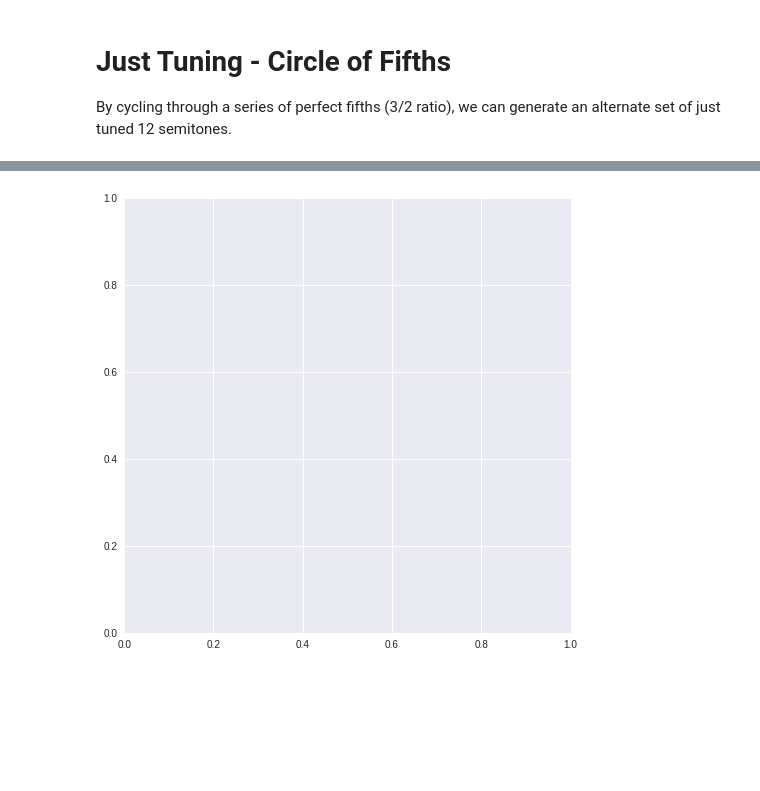
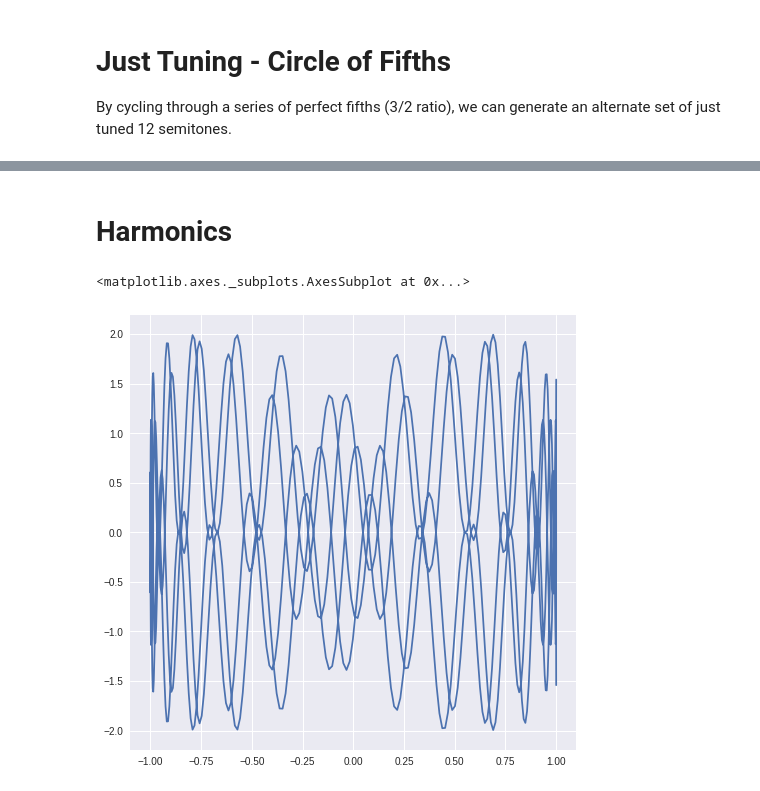
Before and after one commit to liang-victor/lissajous, a Jupyter notebook: Lissajous curves.ipynb, the cells around one changed output, grey strips where cells are left out. Drawn from its saved outputs; the diff is of its cells as text; code cells hidden in the pictures; blank space fills up the shorter version.

```diff
--- a/Lissajous curves.ipynb
+++ b/Lissajous curves.ipynb
@@ -113,4 +123,12 @@ ax_test = lissajous(A=1, B=1, a=1.32, b=1, delta=np.pi/2, t=t).plot()
-# %%
-fig, ax = plt.subplots()
-# %% [output]
-[figure, removed]
+# %% [markdown]
+# Harmonics
+# %%
+example1 = lissajous(A=1, B=1, a=1, b=2.1, delta=np.pi/2, t=np.linspace(-2*np.pi, 2*np.pi, 800))
+example1.add_harmonic(nth_harmonic=2, relative_amplitude=1.003, target='y')
+# example1.add_harmonic(nth_harmonic=3, relative_amplitude=1.002, target='y')
+# example1.add_harmonic(nth_harmonic=4, relative_amplitude=1.001, target='y')
+# example1.add_harmonic(nth_harmonic=5, relative_amplitude=1.0005, target='y')
+example1.plot()
+# %% [output]
+<matplotlib.axes._subplots.AxesSubplot at 0x...>
+[figure, added]
```
Also changed, not shown: parts of 8 cells of this notebook.
